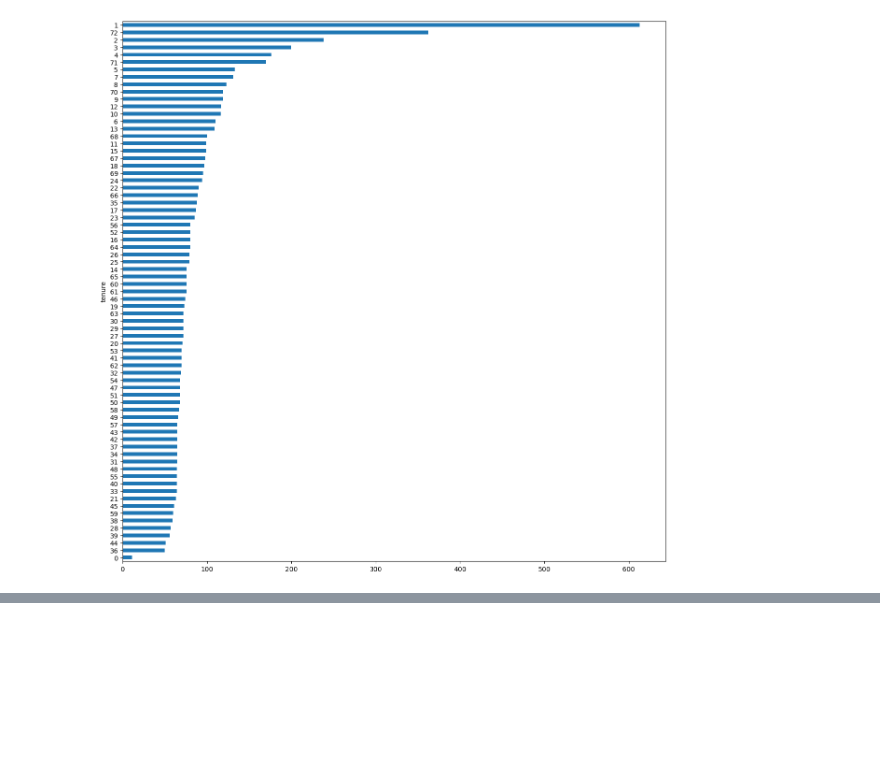
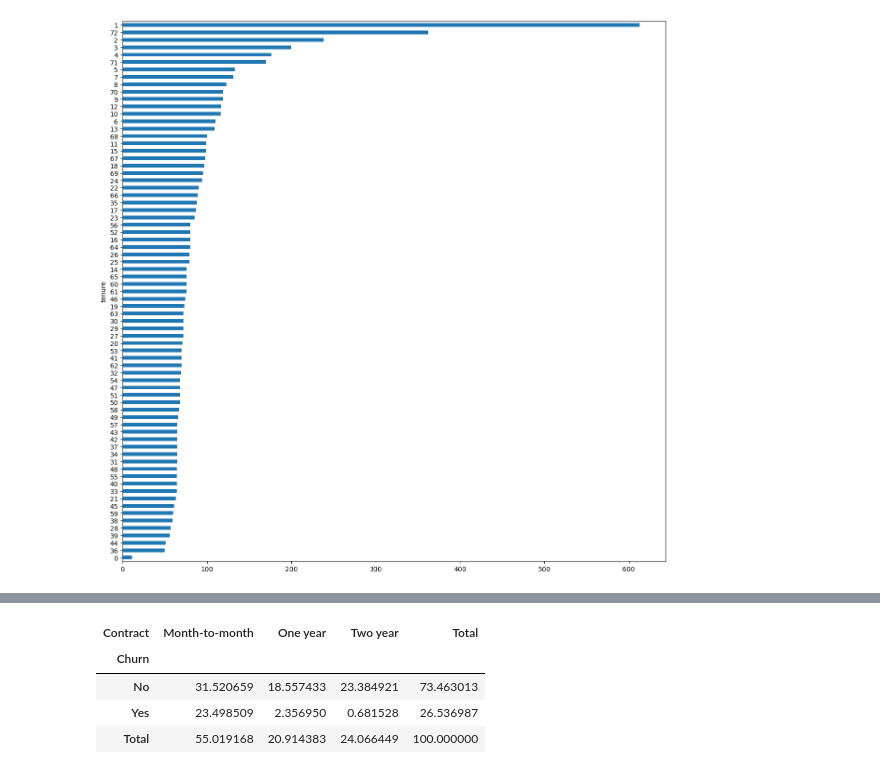
Before and after one commit to leandroclv/Analise_Dados_Python_Panda, a Jupyter notebook: analise_exploratoria dos dados/preparando_os_dados.ipynb, the cells around one changed output, grey strips where cells are left out. Saved outputs shown, nothing was run; the diff lists cells and outputs as text; code cells hidden in the pictures; blank space fills up the shorter version.

```diff
--- a/analise_exploratoria dos dados/preparando_os_dados.ipynb
+++ b/analise_exploratoria dos dados/preparando_os_dados.ipynb
@@ -697,0 +716,8 @@ df_churn.groupby(['tenure'])['tenure'].count().sort_values().plot.barh(figsize=(
+# %%
+pd.crosstab(df_churn['Churn'], df_churn['Contract'], normalize=True, margins=True, margins_name='Total') * 100
+# %% [output]
+| Contract | Month-to-month | One year | Two year | Total |
+| Churn |  |  |  |  |
+| No | 31.520659 | 18.557433 | 23.384921 | 73.463013 |
+| Yes | 23.498509 | 2.356950 | 0.681528 | 26.536987 |
+| Total | 55.019168 | 20.914383 | 24.066449 | 100.000000 |
```
Also changed, not shown: parts of 5 cells of this notebook.
